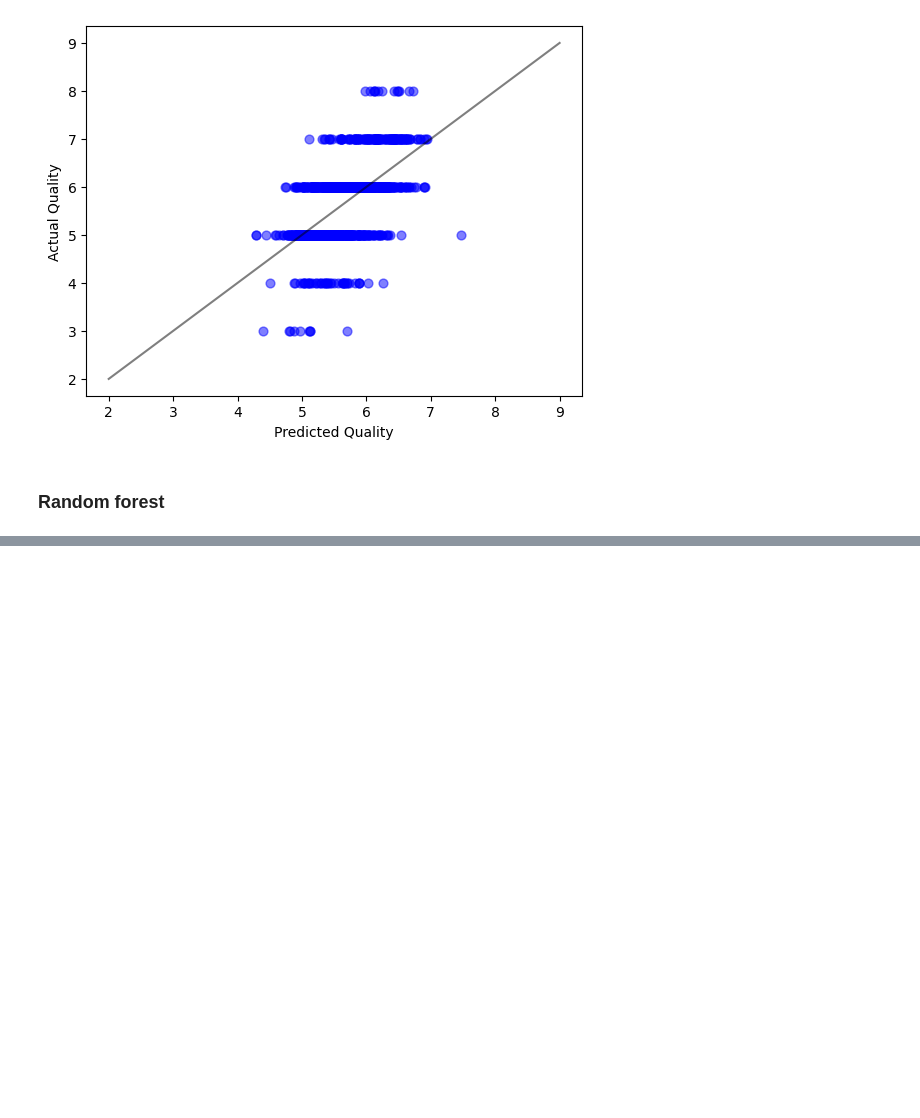
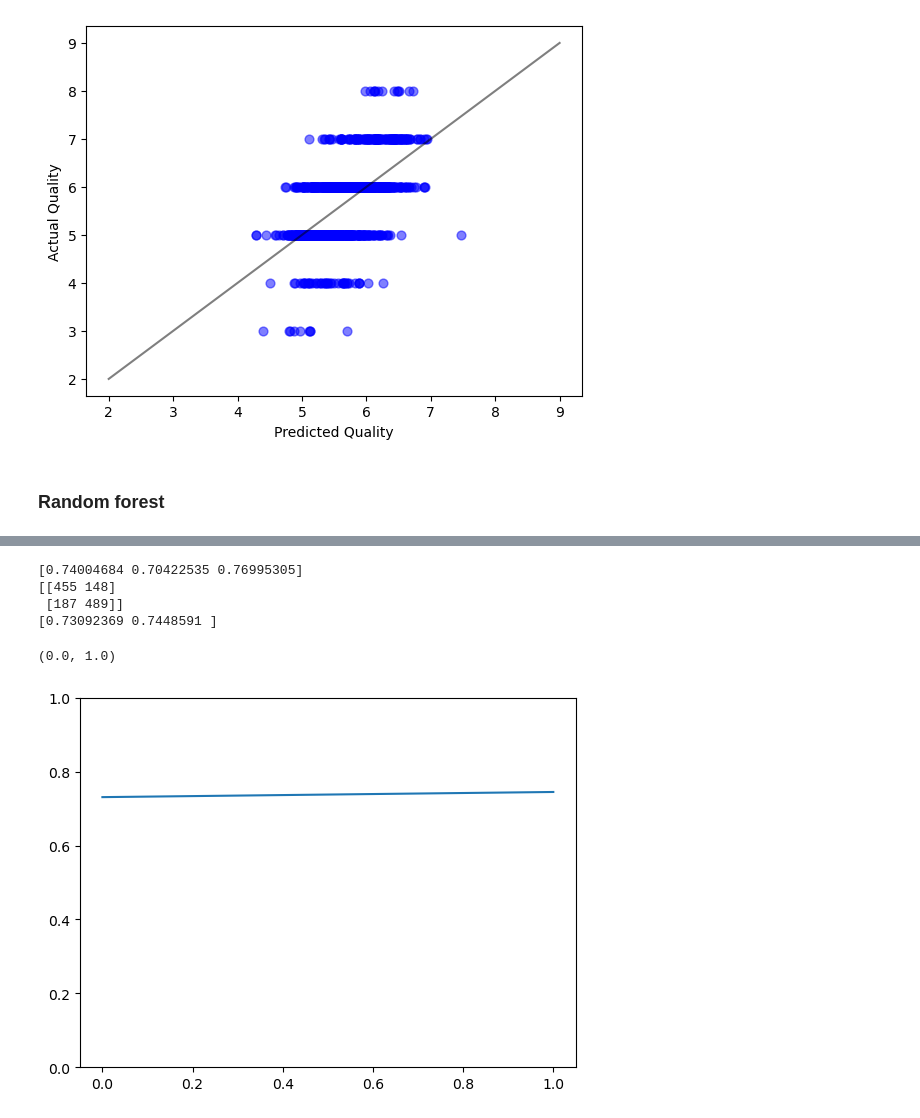
Before and after one commit to adameadows/Hands-on_ML_book_Adam, a Jupyter notebook: Chapter 3/redwine.ipynb, the cells around one changed output, grey strips where cells are left out. Drawn from its saved outputs; the diff is of its cells as text; code cells hidden in the pictures; blank space fills up the shorter version.

```diff
--- a/Chapter 3/redwine.ipynb
+++ b/Chapter 3/redwine.ipynb
@@ -330,0 +382,21 @@ ValueError: multiclass format is not supported
+# %%
+# Using binary values for quality
+svm_scores = cross_val_score(svm_clf, X_train_p, y_train_binary, cv=3, scoring="accuracy")
+print(svm_scores)
+
+svm_predict = cross_val_predict(svm_clf, X_train_p, y_train_binary, cv=3)
+print(confusion_matrix(y_train_binary, svm_predict))
+
+f1_scores=f1_score(y_train_binary, svm_predict, average=None)
+print(f1_scores)
+#plot f1 scores vs class labels
+plt.plot(f1_scores)
+# y axis from 0 to 1
+plt.ylim(0,1)
+# %% [output]
+[0.74004684 0.70422535 0.76995305]
+[[455 148]
+ [187 489]]
+[0.73092369 0.7448591 ]
+(0.0, 1.0)
+[figure, added]
```
Also changed, not shown: parts of 29 cells of this notebook.
